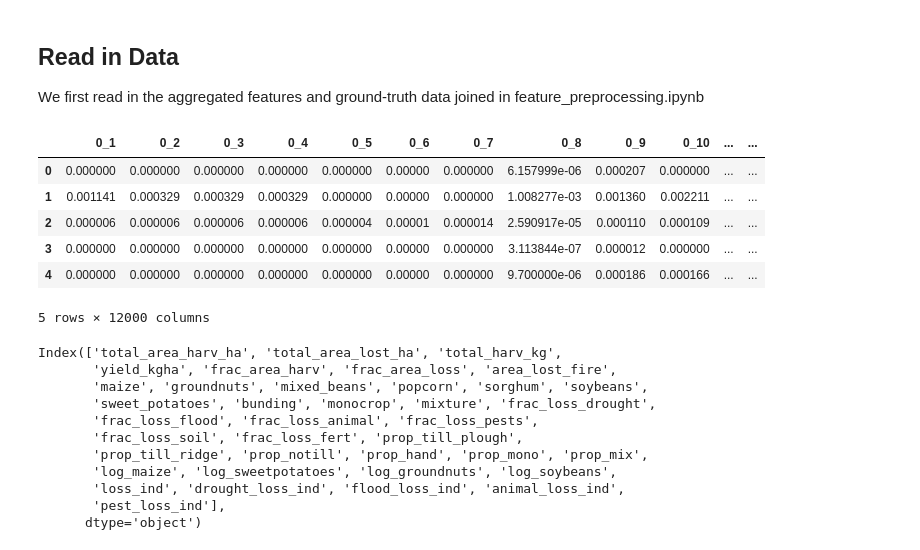
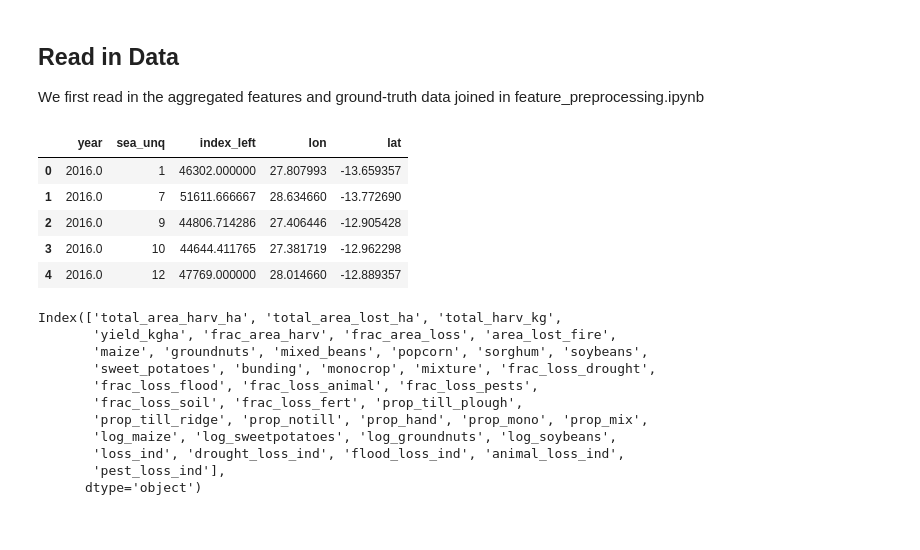
Before and after one commit to mosaiks-capstone/Modeling, a Jupyter notebook: gabmodeltesting.ipynb, the cells around one changed output. Drawn from its saved outputs; the diff is of its cells as text; code cells hidden in the pictures.

```diff
--- a/gabmodeltesting.ipynb
+++ b/gabmodeltesting.ipynb
@@ -48,15 +42,15 @@ We first read in the aggregated features and ground-truth data joined in  featur
 grouped_features = pd.read_csv("/capstone/mosaiks/repos/preprocessing/data/features_join_imputed.csv")
 # %%
 features = grouped_features.iloc[:,5:12005]
-features.head()
+identifiers = grouped_features.iloc[:,0:5]
+identifiers.head()
 # %% [output]
-|  | 0_1 | 0_2 | 0_3 | 0_4 | 0_5 | 0_6 | 0_7 | 0_8 | 0_9 | 0_10 | ... | ... |
-| 0 | 0.000000 | 0.000000 | 0.000000 | 0.000000 | 0.000000 | 0.00000 | 0.000000 | 6.157999e-06 | 0.000207 | 0.000000 | ... | ... |
-| 1 | 0.001141 | 0.000329 | 0.000329 | 0.000329 | 0.000000 | 0.00000 | 0.000000 | 1.008277e-03 | 0.001360 | 0.002211 | ... | ... |
-| 2 | 0.000006 | 0.000006 | 0.000006 | 0.000006 | 0.000004 | 0.00001 | 0.000014 | 2.590917e-05 | 0.000110 | 0.000109 | ... | ... |
-| 3 | 0.000000 | 0.000000 | 0.000000 | 0.000000 | 0.000000 | 0.00000 | 0.000000 | 3.113844e-07 | 0.000012 | 0.000000 | ... | ... |
-| 4 | 0.000000 | 0.000000 | 0.000000 | 0.000000 | 0.000000 | 0.00000 | 0.000000 | 9.700000e-06 | 0.000186 | 0.000166 | ... | ... |
+|  | year | sea_unq | index_left | lon | lat |
+| 0 | 2016.0 | 1 | 46302.000000 | 27.807993 | -13.659357 |
+| 1 | 2016.0 | 7 | 51611.666667 | 28.634660 | -13.772690 |
+| 2 | 2016.0 | 9 | 44806.714286 | 27.406446 | -12.905428 |
+| 3 | 2016.0 | 10 | 44644.411765 | 27.381719 | -12.962298 |
+| 4 | 2016.0 | 12 | 47769.000000 | 28.014660 | -12.889357 |
-5 rows × 12000 columns
 # %%
 outcomes = grouped_features.iloc[:,12006:]
 
```
Also changed, not shown: parts of 17 cells of this notebook, 2 other files.
